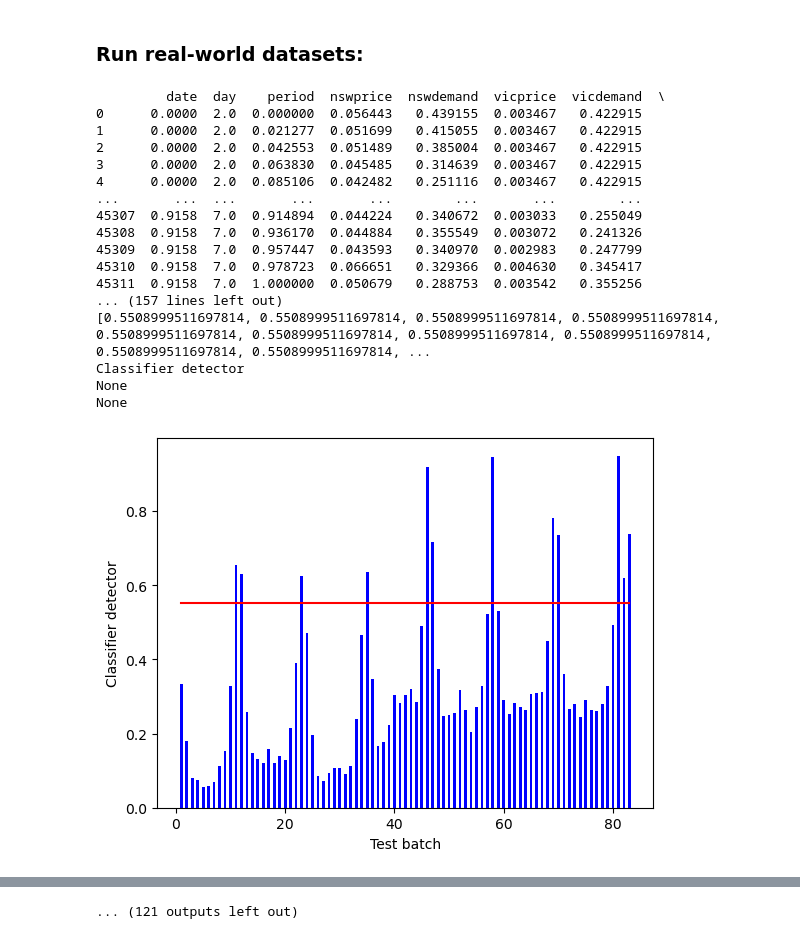
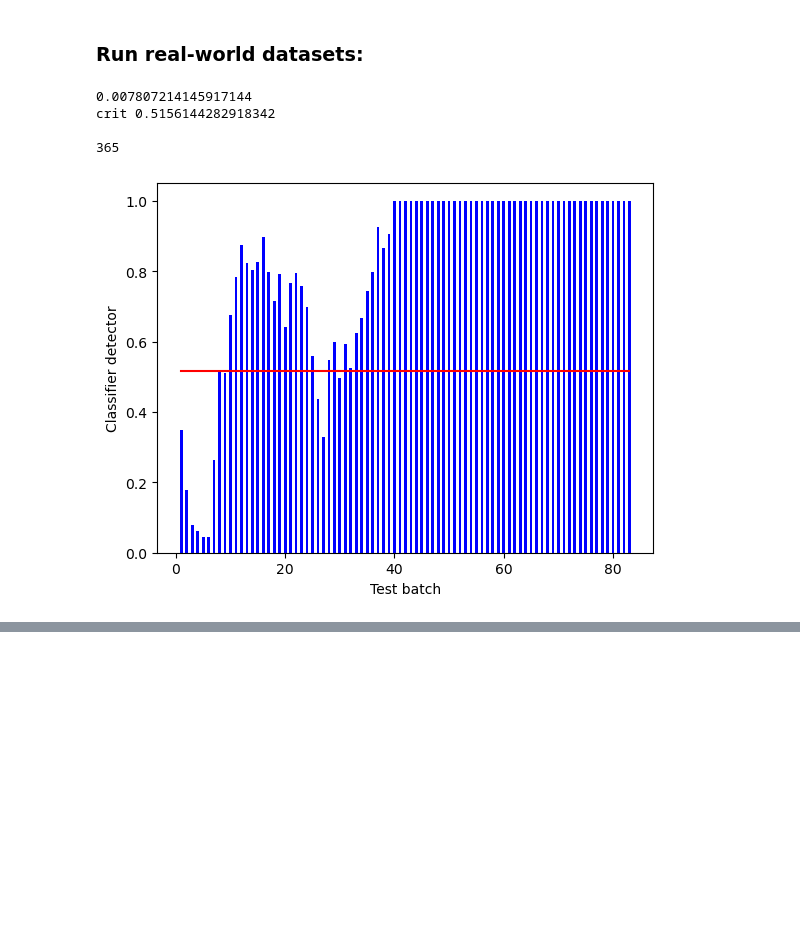
Before and after one commit to konstaka/cse3000-research-project, a Jupyter notebook: Detectors.ipynb, the cells around one changed output, grey strips where cells are left out. Cells and saved outputs as stored; diff of their text form; code cells hidden in the pictures; blank space fills up the shorter version.

Commit message:
testing on real-world data

```diff
--- a/Detectors.ipynb
+++ b/Detectors.ipynb
@@ -798,7 +812,7 @@ for filename in AGRAW_filenames:
 # %% [markdown]
 ### Run real-world datasets:
 # %%
-def run_rw_detectors(X_train, X_test_batches, y_train, filename, real_drifts, encoder=None, scaler=None):
+def run_rw_detectors(X_train, X_test_batches, y_train, filename, real_drifts, encoder=None, scaler=None, pca_preprocess=False):
     ref_data = X_train
     test_batches = X_test_batches
     ref_labels = y_train
@@ -824,10 +838,10 @@ def run_rw_detectors(X_train, X_test_batches, y_train, filename, real_drifts, en
 #         print("scd_all (bidir) took", time() - timer, "seconds")
 
     timer = time()
-    drifts_classifier = classifier_detector_all(ref_data, test_batches, ref_labels, encoder, scaler)
+    drifts_classifier = classifier_detector_all(ref_data, test_batches, ref_labels, encoder, scaler, pca_preprocess)
     print("classifier_detector_all took", time() - timer, "seconds")
 
-    print("\n", filename, "encoder:", encoder, "scaler:", scaler)
+    print("\n", filename, "encoder:", encoder, "scaler:", scaler, "PCA preprocess:", pca_preprocess)
     report_1 = [
 #         "PCA_ref:",
 #         drifts_pca_ref,
@@ -878,12 +892,14 @@ def run_airlines():
     # See drift definitions
     real_drifts = [2, 3, 5, 6, 7, 8, 9, 10, 11, 12, 13, 15, 16, 17, 18, 19, 20, 21, 22]
 
-    run_rw_detectors(X_train, X_test_batches, y_train, filename, real_drifts, encoder="onehot", scaler=None)
-    run_rw_detectors(X_train, X_test_batches, y_train, filename, real_drifts, encoder="onehot", scaler="minmax")
-    run_rw_detectors(X_train, X_test_batches, y_train, filename, real_drifts, encoder="ordinal", scaler=None)
-    run_rw_detectors(X_train, X_test_batches, y_train, filename, real_drifts, encoder="ordinal", scaler="minmax")
+#     run_rw_detectors(X_train, X_test_batches, y_train, filename, real_drifts, encoder="onehot", scaler=None)
+#     run_rw_detectors(X_train, X_test_batches, y_train, filename, real_drifts, encoder="onehot", scaler="minmax")
+#     run_rw_detectors(X_train, X_test_batches, y_train, filename, real_drifts, encoder="ordinal", scaler=None)
+#     run_rw_detectors(X_train, X_test_batches, y_train, filename, real_drifts, encoder="ordinal", scaler="minmax")
     run_rw_detectors(X_train, X_test_batches, y_train, filename, real_drifts, encoder="target", scaler=None)
     run_rw_detectors(X_train, X_test_batches, y_train, filename, real_drifts, encoder="target", scaler="minmax")
+    run_rw_detectors(X_train, X_test_batches, y_train, filename, real_drifts, encoder="target", scaler=None, pca_preprocess=True)
+    run_rw_detectors(X_train, X_test_batches, y_train, filename, real_drifts, encoder="target", scaler="minmax", pca_preprocess=True)
 
 
 def run_elect2():
@@ -894,8 +910,8 @@ def run_elect2():
 
     df["day"] = df["day"].apply(lambda x: float(x.split("\'")[1]))
 
-    print(df)
-    print(np.linalg.matrix_rank(df))
+#     print(df)
+#     print(np.linalg.matrix_rank(df))
 
     train = df.iloc[:15104,:]
     test = df.iloc[15104:,:]
@@ -907,12 +923,12 @@ def run_elect2():
     y_test = test[["label"]]
 
     # Preprocess with PCA to avoid linear algebra errors in SCD
-    pca = PCA()
-    X_train = pd.DataFrame(pca.fit_transform(X_train))
-    X_test = pd.DataFrame(pca.transform(X_test))
+#     pca = PCA()
+#     X_train = pd.DataFrame(pca.fit_transform(X_train))
+#     X_test = pd.DataFrame(pca.transform(X_test))
 
-    print(X_train)
-    print(np.linalg.matrix_rank(X_train))
+#     print(X_train)
+#     print(np.linalg.matrix_rank(X_train))
 
     X_test_batches = []
 
@@ -926,8 +942,10 @@ def run_elect2():
 
     real_drifts = [2,4,11,12,13,14,15,16,18,20,21,22,23,24,25,26,27,28,29,30,31,32,33,34,35,36,37,38,39,40,41,42,43,44,45,46,47,48,49,50,51,52,53,54,55,59,60,62,63,65,66,67,76,80,81,83]
 
-    run_rw_detectors(X_train, X_test_batches, y_train, filename, real_drifts, encoder=None, scaler=None)
+#     run_rw_detectors(X_train, X_test_batches, y_train, filename, real_drifts, encoder=None, scaler=None)
     run_rw_detectors(X_train, X_test_batches, y_train, filename, real_drifts, encoder=None, scaler="minmax")
+#     run_rw_detectors(X_train, X_test_batches, y_train, filename, real_drifts, encoder=None, scaler=None, pca_preprocess=True)
+    run_rw_detectors(X_train, X_test_batches, y_train, filename, real_drifts, encoder=None, scaler="minmax", pca_preprocess=True)
 
 
 def run_weather(monthly):
@@ -994,54 +1012,41 @@ def run_spam(batch_size):
     pca = PCA(n_components=100)
     X_train = pd.DataFrame(pca.fit_transform(X_train))
     X_test = pd.DataFrame(pca.transform(X_test))
 
     X_test_batches = []
 
     i = 0
     while i < len(X_test):
         new_i = i + batch_size
         if new_i > len(X_test):
             new_i = len(X_test)
         X_test_batches.append(X_test[i: new_i])
         i = new_i
 
     print("batches:", len(X_test_batches))
 
     real_drifts = [3, 5, 6, 7, 8, 9, 10, 11, 12, 13, 14, 15, 16, 17, 18, 19, 20, 21, 22, 23, 24, 25, 26, 27, 28, 29]
     if batch_size == 50:
         real_drifts = [1, 3, 4, 5, 7, 9, 11, 12, 13, 14, 15, 16, 17, 18, 19, 20, 21, 22, 23, 24, 25, 26, 27, 28, 29, 30, 31, 32, 33, 34, 35, 36, 37, 38, 39, 40, 41, 42, 43, 44, 45, 46, 47, 48, 49, 50, 51, 52, 53, 54, 55, 56, 57, 58]
     elif batch_size == 20:
         real_drifts = [2, 10, 11, 14, 17, 21, 22, 26, 27, 28, 29, 30, 31, 32, 33, 34, 35, 36, 37, 39, 41, 42, 46, 47, 48, 49, 50, 51, 52, 53, 54, 56, 57, 58, 59, 60, 61, 62, 63, 64, 65, 67, 68, 70, 72, 73, 74, 76, 77, 78, 79, 80, 82, 83, 85, 86, 87, 88, 90, 92, 93, 95, 97, 98, 99, 102, 103, 104, 105, 107, 108, 109, 110, 111, 112, 113, 114, 115, 116, 117, 118, 119, 120, 122, 123, 124, 125, 126, 127, 128, 129, 130, 131, 132, 134, 135, 136, 137, 138, 139, 140, 141, 142, 143, 144, 145]
 
     label = filename + " " + str(batch_size)
 
     run_rw_detectors(X_train, X_test_batches, y_train, label, real_drifts, encoder=None, scaler=None)
     run_rw_detectors(X_train, X_test_batches, y_train, label, real_drifts, encoder=None, scaler="minmax")
 
 # run_airlines()
 run_elect2()
-run_weather(monthly=True)
-run_weather(monthly=False)
-for i in range(10):
-    run_spam(batch_size=100)
-    run_spam(batch_size=50)
-    run_spam(batch_size=20)
+# run_weather(monthly=True)
+# run_weather(monthly=False)
+# for i in range(10):
+#     run_spam(batch_size=100)
+#     run_spam(batch_size=50)
+#     run_spam(batch_size=20)
 # %% [output]
-         date  day    period  nswprice  nswdemand  vicprice  vicdemand  \
-0      0.0000  2.0  0.000000  0.056443   0.439155  0.003467   0.422915
-1      0.0000  2.0  0.021277  0.051699   0.415055  0.003467   0.422915
-2      0.0000  2.0  0.042553  0.051489   0.385004  0.003467   0.422915
-3      0.0000  2.0  0.063830  0.045485   0.314639  0.003467   0.422915
-4      0.0000  2.0  0.085106  0.042482   0.251116  0.003467   0.422915
-...       ...  ...       ...       ...        ...       ...        ...
-45307  0.9158  7.0  0.914894  0.044224   0.340672  0.003033   0.255049
-45308  0.9158  7.0  0.936170  0.044884   0.355549  0.003072   0.241326
-45309  0.9158  7.0  0.957447  0.043593   0.340970  0.002983   0.247799
-45310  0.9158  7.0  0.978723  0.066651   0.329366  0.004630   0.345417
-45311  0.9158  7.0  1.000000  0.050679   0.288753  0.003542   0.355256
-... (157 lines left out)
-[0.5508999511697814, 0.5508999511697814, 0.5508999511697814, 0.5508999511697814, 0.5508999511697814, 0.5508999511697814, 0.5508999511697814, 0.5508999511697814, 0.5508999511697814, 0.5508999511697814, ...
-Classifier detector
-None
-None
+0.007807214145917144
+crit 0.5156144282918342
+
+365
-[figure, old version]
+[figure, new version]
@@ -1138,4 +1069,3 @@ None
-... (121 outputs left out)
 # %%
 # For developing the stat/crit graphs
 
```
Also changed, not shown: parts of 3 cells of this notebook.
